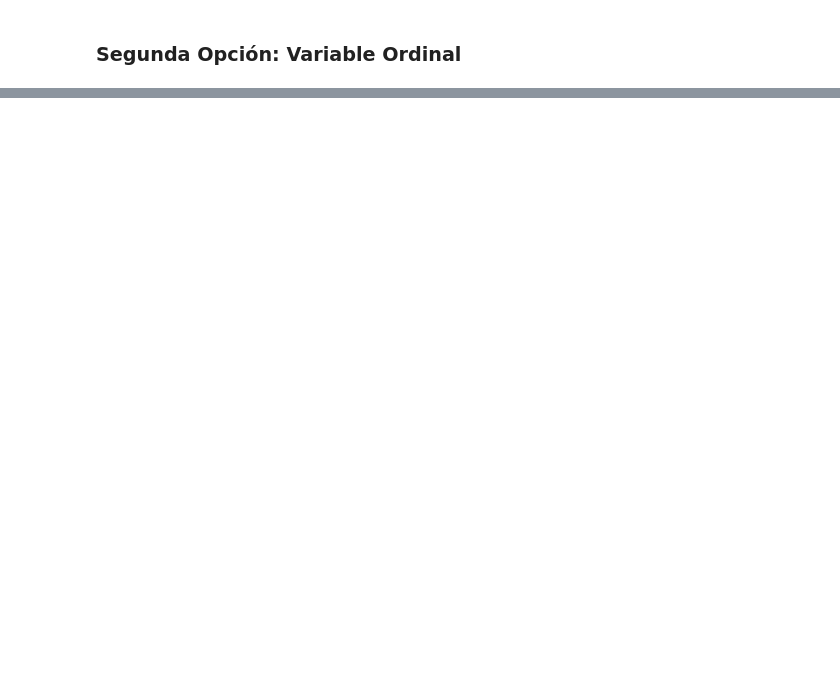
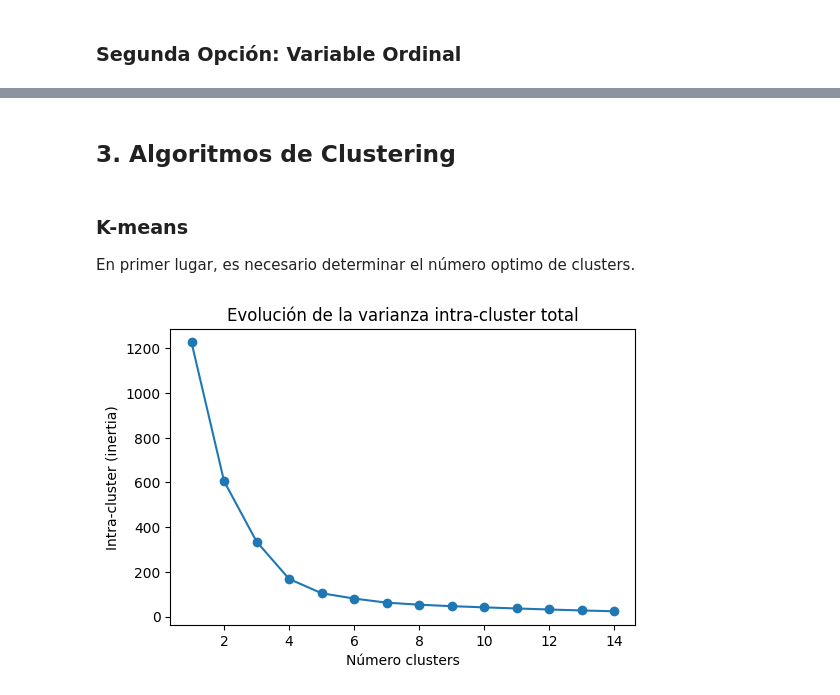
Before and after one commit to RodrigoMaroto/Practica2-ML, a Jupyter notebook: Practica2.ipynb, the cells around one changed output, grey strips where cells are left out. Drawn from its saved outputs; the diff is of its cells as text; code cells hidden in the pictures; blank space fills up the shorter version.

Commit message:
Added clustering models

```diff
--- a/Practica2.ipynb
+++ b/Practica2.ipynb
@@ -190,0 +208,28 @@ print(y_predict)
+# %% [markdown]
+## 3. Algoritmos de Clustering
+# %% [markdown]
+### K-means
+En primer lugar, es necesario determinar el número optimo de clusters.
+# %%
+
+# Método elbow para identificar el número óptimo de clusters
+# ==============================================================================
+range_n_clusters = range(1, 15)
+inertias = []
+
+for n_clusters in range_n_clusters:
+    modelo_kmeans = KMeans(
+        n_clusters   = n_clusters,
+        n_init       = 20,
+        random_state = 42
+    )
+    modelo_kmeans.fit(X_ord_pca)
+    inertias.append(modelo_kmeans.inertia_)
+
+fig, ax = plt.subplots(1, 1, figsize=(6, 3.84))
+ax.plot(range_n_clusters, inertias, marker='o')
+ax.set_title("Evolución de la varianza intra-cluster total")
+ax.set_xlabel('Número clusters')
+ax.set_ylabel('Intra-cluster (inertia)');
+# %% [output]
+[figure, added]
```
Also changed, not shown: parts of 38 cells of this notebook.
